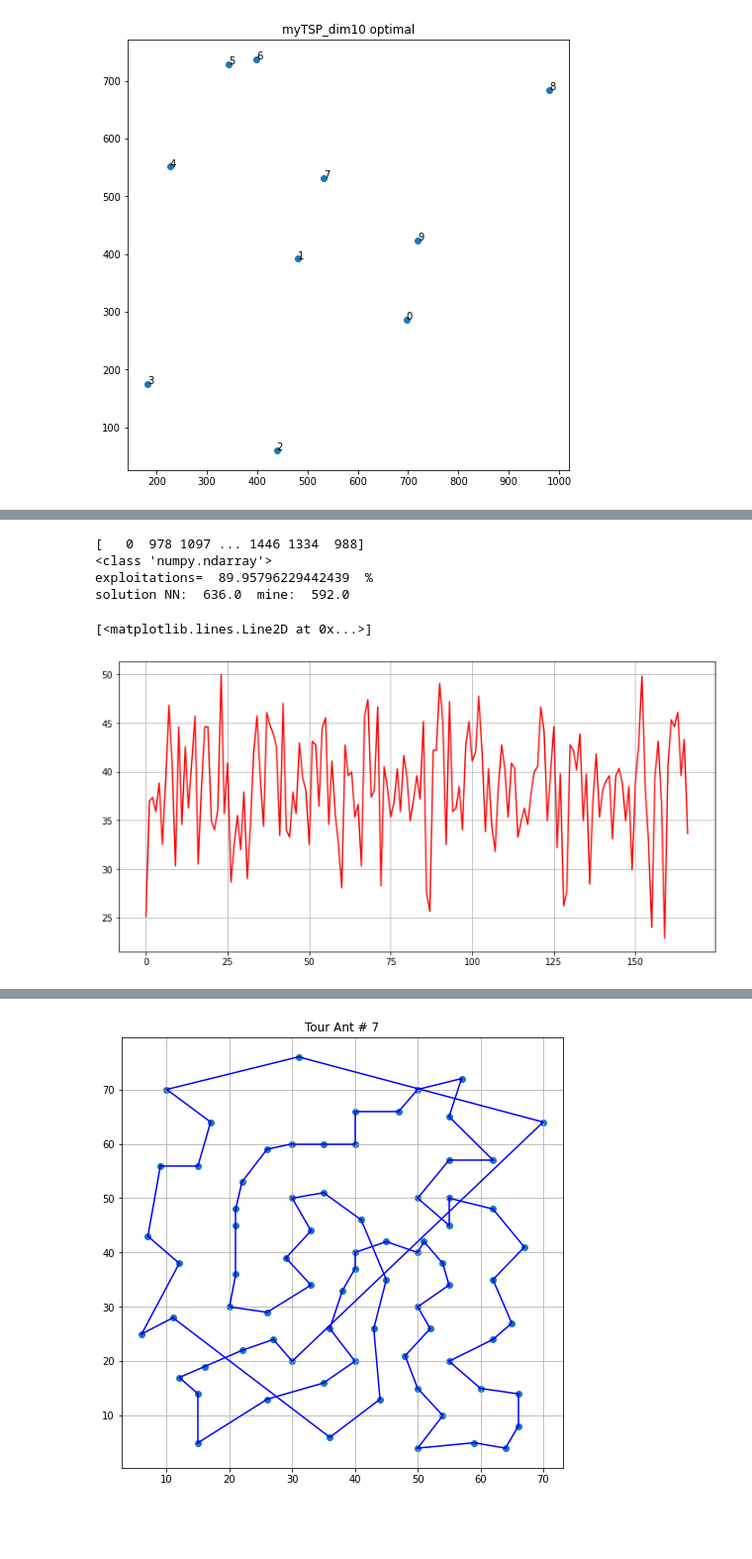
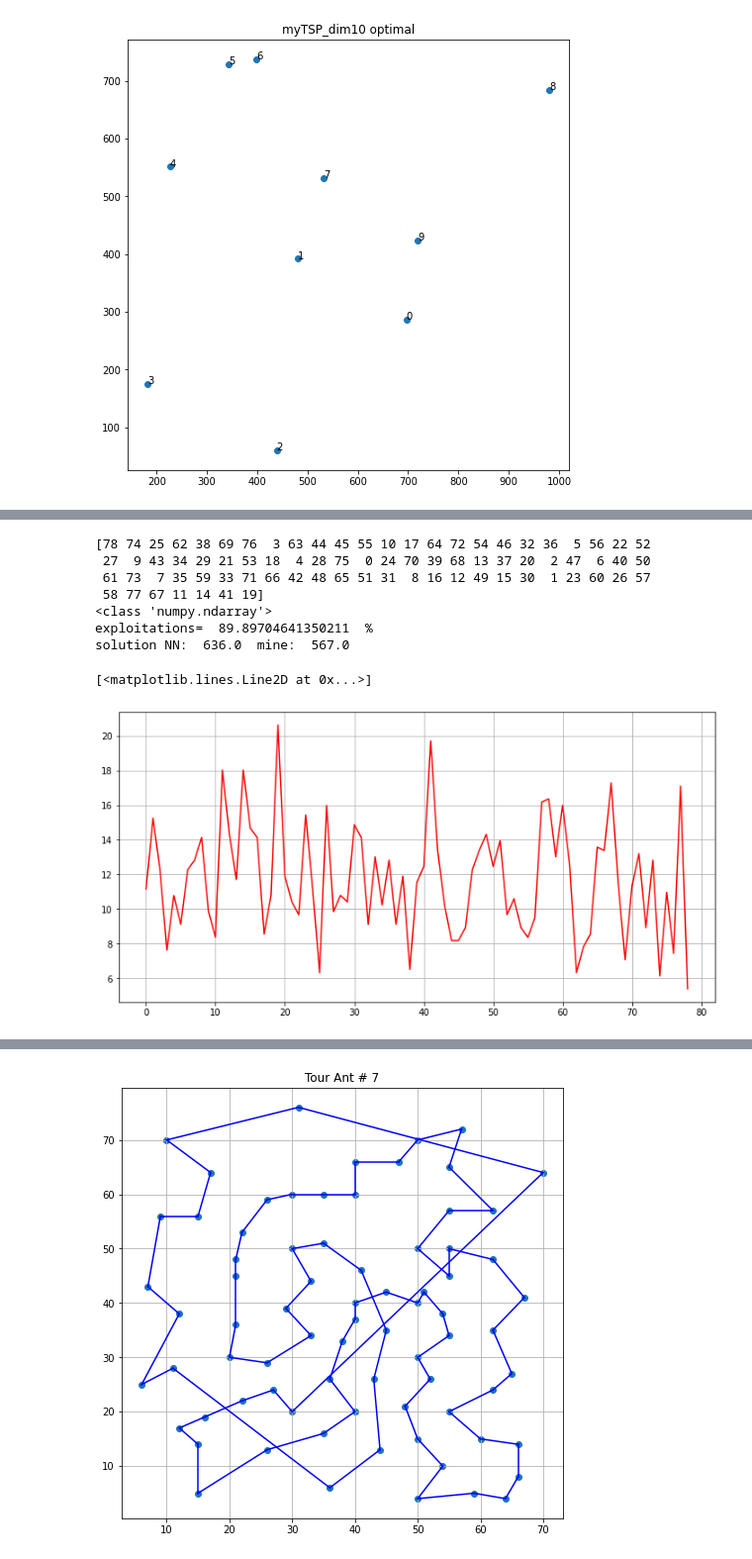
Before and after one commit to filippocasari/HW3-AI, a Jupyter notebook: ACS_for_the_TSP.ipynb, the cells around one changed output, grey strips where cells are left out. Shown: that part at 99% size. Saved outputs shown, nothing was run; the diff lists cells and outputs as text; code cells hidden in the pictures; blank space fills up the shorter version.

```diff
--- a/ACS_for_the_TSP.ipynb
+++ b/ACS_for_the_TSP.ipynb
@@ -185,7 +185,7 @@ class ACS:
             self.loop()
             best_tour_ant = min(self.tour_len, key=self.tour_len.get)
 
-            self.best_len = min(self.tour_len.values())
+            self.best_len = self.tour_len[best_tour_ant]
             #print(min(self.tour_len.values()))
             self.best_tour_tmp = self.tour[best_tour_ant]
             if(self.best_len < self.best_tour_len):
@@ -341,12 +341,12 @@ class ACS:
         #print("best tour:", len(self.best_tour))
         #print("best tour len this iter:", self.best_len)
         best_tour_new, best_tour_len_new = twoOpt_with_cl(
-            self.best_tour, self.best_len, self.dist_mat, self.candidate_list)
+            self.best_tour_tmp, self.best_len, self.dist_mat, self.candidate_list)
         if(best_tour_len_new< self.best_len):
             self.best_len, self.best_tour_tmp = best_tour_len_new, best_tour_new
-        if(best_tour_len_new < self.best_tour_len):
-            #print(f"initial tour: {self.best_len}. Improved by 2 opt: {best_tour_len_new}")
-            self.best_tour, self.best_tour_len = best_tour_new, best_tour_len_new
+            if(self.best_len < self.best_tour_len):
+                #print(f"initial tour: {self.best_len}. Improved by 2 opt: {best_tour_len_new}")
+                self.best_tour, self.best_tour_len = best_tour_new, best_tour_len_new
 # %%
 %matplotlib tk
 import pandas as pd
@@ -418,7 +429,7 @@ KeyboardInterrupt:
 instance = instances[0]
 ic = TSP_Instance_Creator("standard", instance)
 np.random.seed(43)
-acs = ACS(ic, 0.9, boost=True)
+acs = ACS(ic, 0.9, boost=True, timeStop=15)
 #print(acs.tour_len_over_iters)
 #print(acs.eta)
 acs.solve()
@@ -427,22 +436,25 @@ Warning: Cannot change to a different GUI toolkit: tk. Using notebook instead.
 # %%
 %matplotlib inline
 print(np.argsort(acs.tour_len_over_iters[:]))
 print(type(acs.tour_len_over_iters[0]))
 total= float(acs.count_exploitation)+float(acs.count_exploration)
 print("exploitations= ", float(acs.count_exploitation)*100/total, " % ")
 print("solution NN: ", acs.L_nn, " mine: ", acs.best_tour_len)
 fig= plt.figure(figsize=(12, 6))
 plt.grid()
-plt.plot(list(range(int(acs.current_iteration/10)+1)), ((np.array(acs.tour_len_over_iters[1::10])-ic.best_sol)*100.)/ic.best_sol, color="red")
+plt.plot(list(range(int(acs.current_iteration)+1)), ((np.array(acs.tour_len_over_iters[::])-ic.best_sol)*100.)/ic.best_sol, color="red")
 #plt.plot([np.argmax(acs.tour_len_over_iters), np.argmin(acs.tour_len_over_iters)], [max(acs.tour_len_over_iters), min(acs.tour_len_over_iters)], color="blue")
 plt.show()
 # %% [output]
-[   0  978 1097 ... 1446 1334  988]
+[78 74 25 62 38 69 76  3 63 44 45 55 10 17 64 72 54 46 32 36  5 56 22 52
+ 27  9 43 34 29 21 53 18  4 28 75  0 24 70 39 68 13 37 20  2 47  6 40 50
+ 61 73  7 35 59 33 71 66 42 48 65 51 31  8 16 12 49 15 30  1 23 60 26 57
+ 58 77 67 11 14 41 19]
 <class 'numpy.ndarray'>
-exploitations=  89.95796229442439  %
-solution NN:  636.0  mine:  592.0
+exploitations=  89.89704641350211  %
+solution NN:  636.0  mine:  567.0
 [<matplotlib.lines.Line2D at 0x...>]
-[figure, old version]
+[figure, new version]
 # %%
 %matplotlib inline
 plot_tour(acs.instance, acs.best_tour,acs.best_ant)
```
Also changed, not shown: parts of 3 cells of this notebook, 1 other file.
